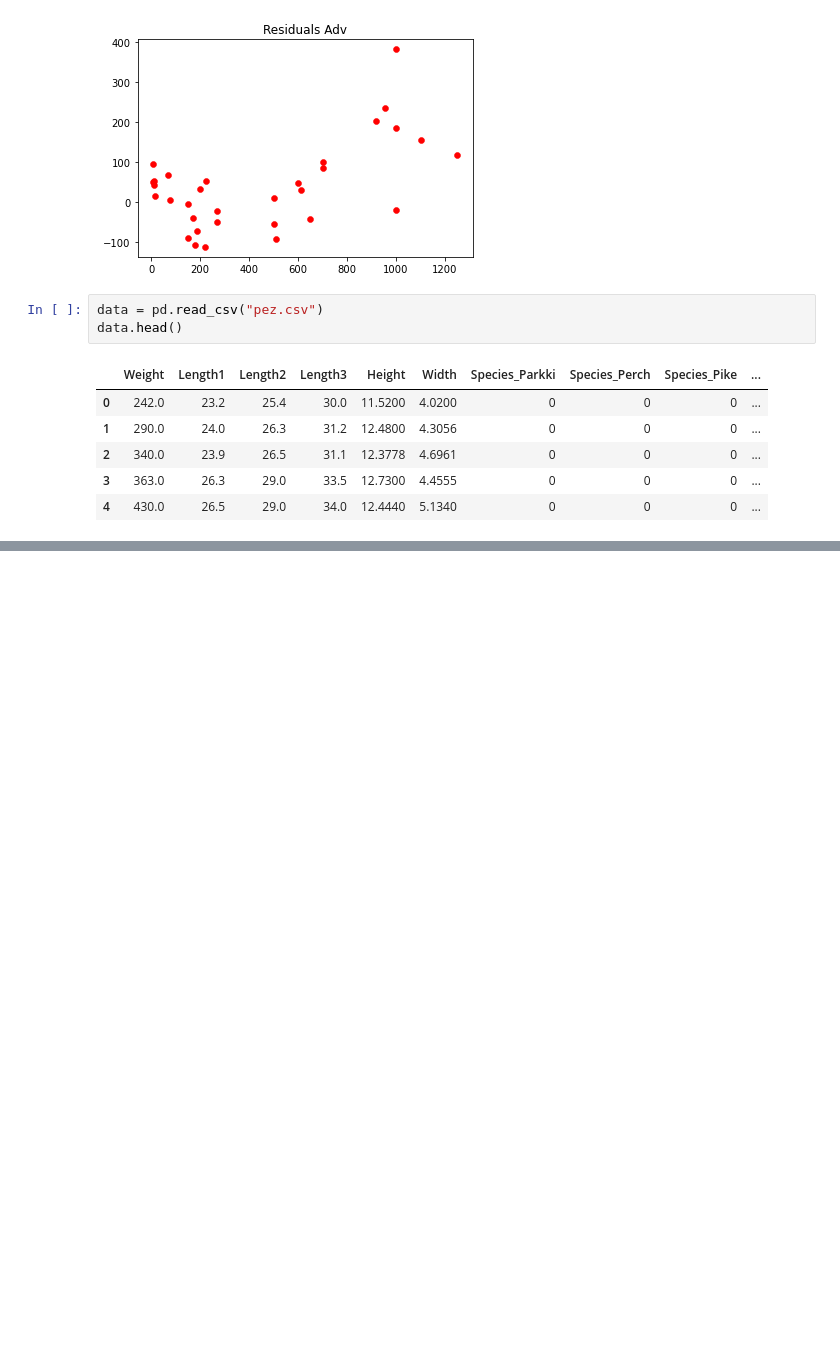
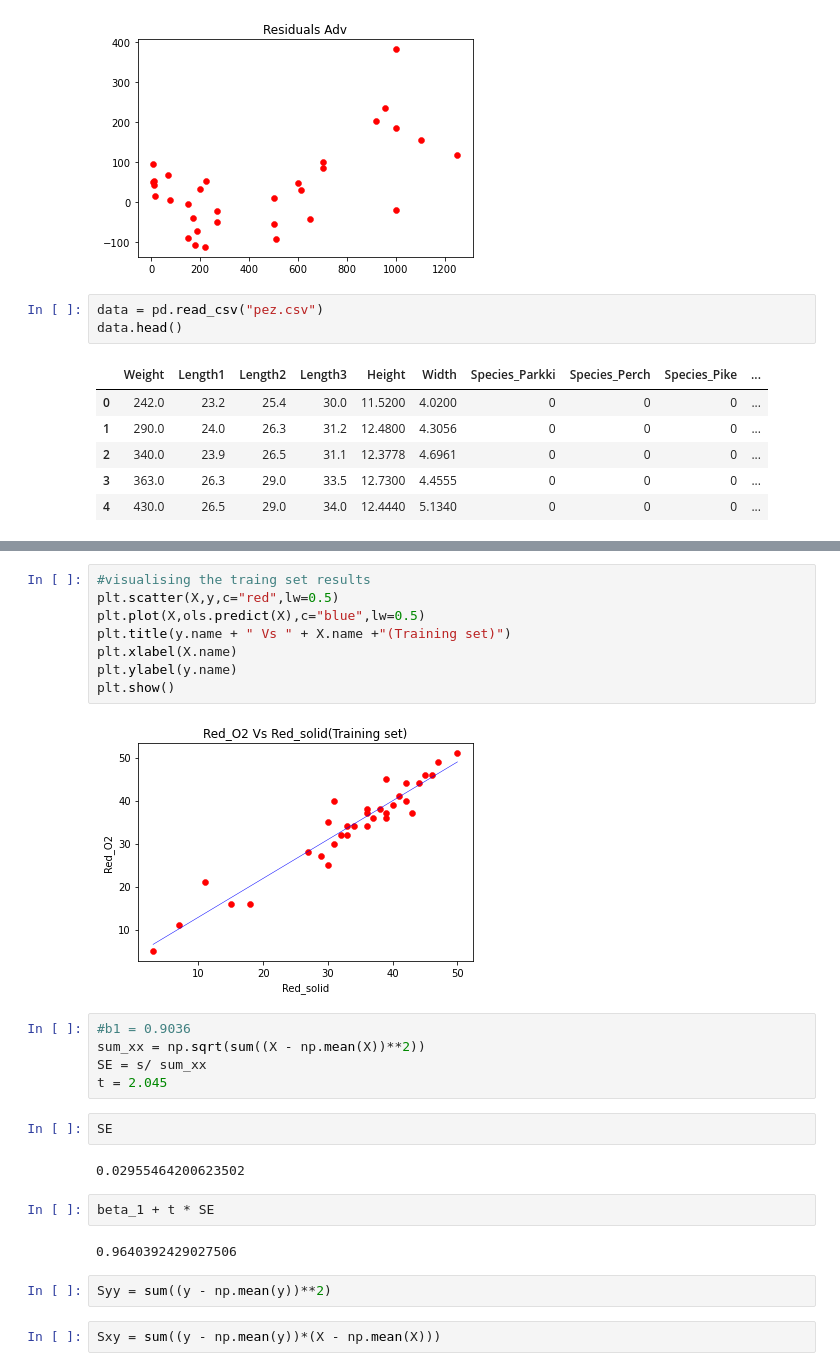
Before and after one commit to malfaroe/Framework, a Jupyter notebook: ImplementProjects/SimpleRegression.ipynb, the cells around one changed output, grey strips where cells are left out. Drawn from its saved outputs; the diff is of its cells as text; blank space fills up the shorter version.

```diff
--- a/ImplementProjects/SimpleRegression.ipynb
+++ b/ImplementProjects/SimpleRegression.ipynb
@@ -686,0 +712,27 @@ data.head()
+# %%
+#visualising the traing set results
+plt.scatter(X,y,c="red",lw=0.5)
+plt.plot(X,ols.predict(X),c="blue",lw=0.5)
+plt.title(y.name + " Vs " + X.name +"(Training set)")
+plt.xlabel(X.name)
+plt.ylabel(y.name)
+plt.show()
+# %% [output]
+[figure, added]
+# %%
+#b1 = 0.9036
+sum_xx = np.sqrt(sum((X - np.mean(X))**2))
+SE = s/ sum_xx
+t = 2.045
+# %%
+SE
+# %% [output]
+0.02955464200623502
+# %%
+beta_1 + t * SE
+# %% [output]
+0.9640392429027506
+# %%
+Syy = sum((y - np.mean(y))**2)
+# %%
+Sxy = sum((y - np.mean(y))*(X - np.mean(X)))
```
Also changed, not shown: parts of 19 cells of this notebook, 1 other file.
